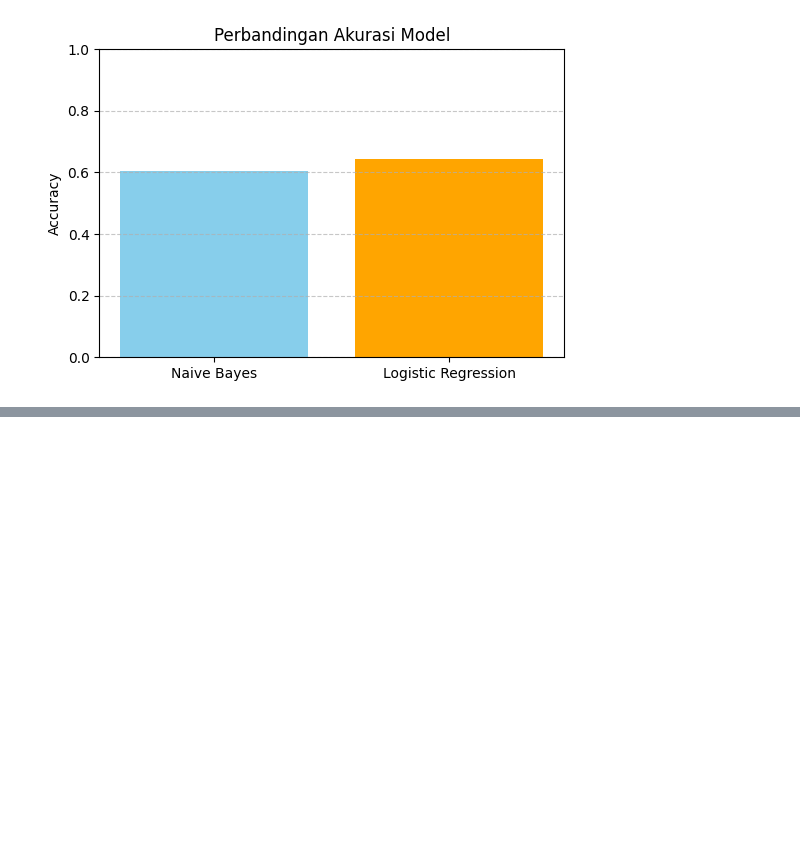
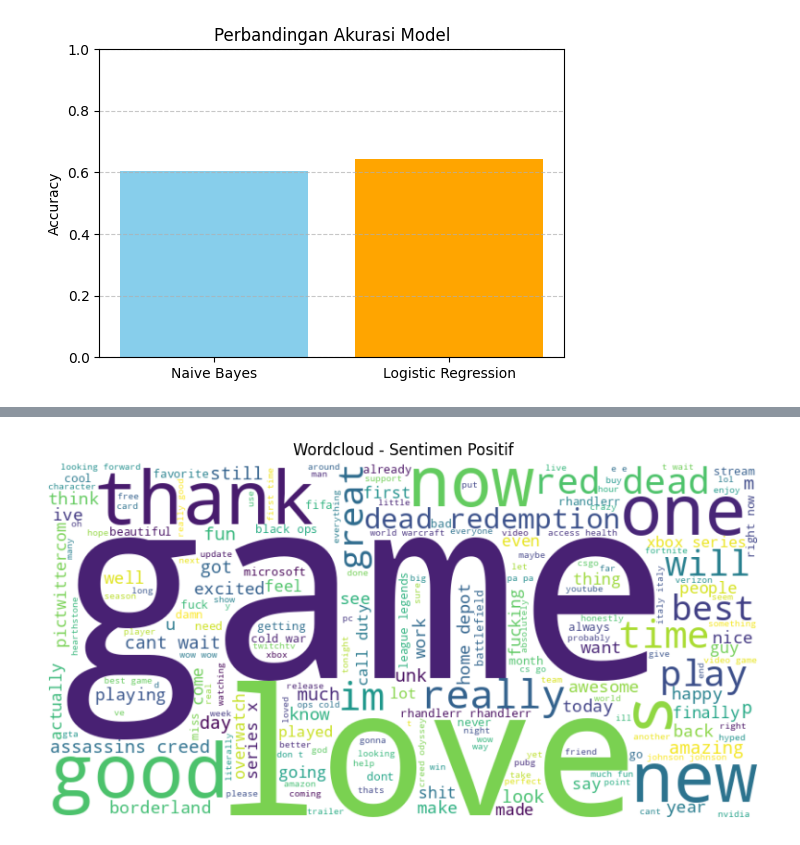
Before and after one commit to KharismaPutriFadila/NLP_UAS, a Jupyter notebook: A11_2022_14029.ipynb, the cells around one changed output, grey strips where cells are left out. Drawn from its saved outputs; the diff is of its cells as text; code cells hidden in the pictures; blank space fills up the shorter version.

```diff
--- a/A11_2022_14029.ipynb
+++ b/A11_2022_14029.ipynb
@@ -159,0 +173,15 @@ Tabel Akurasi Model:
+# %%
+#untuk menampilkan kata kata yg sering muncul di label
+from wordcloud import WordCloud
+
+# Contoh: Wordcloud untuk sentimen positif
+positive_tweets = df[df['Sentiment'] == 'Positive']['clean_tweet'].str.cat(sep=' ')
+wordcloud = WordCloud(width=800, height=400, background_color='white').generate(positive_tweets)
+
+plt.figure(figsize=(10,5))
+plt.imshow(wordcloud, interpolation='bilinear')
+plt.axis('off')
+plt.title("Wordcloud - Sentimen Positif")
+plt.show()
+# %% [output]
+[figure, added]
```
Also changed, not shown: parts of 2 cells of this notebook.
